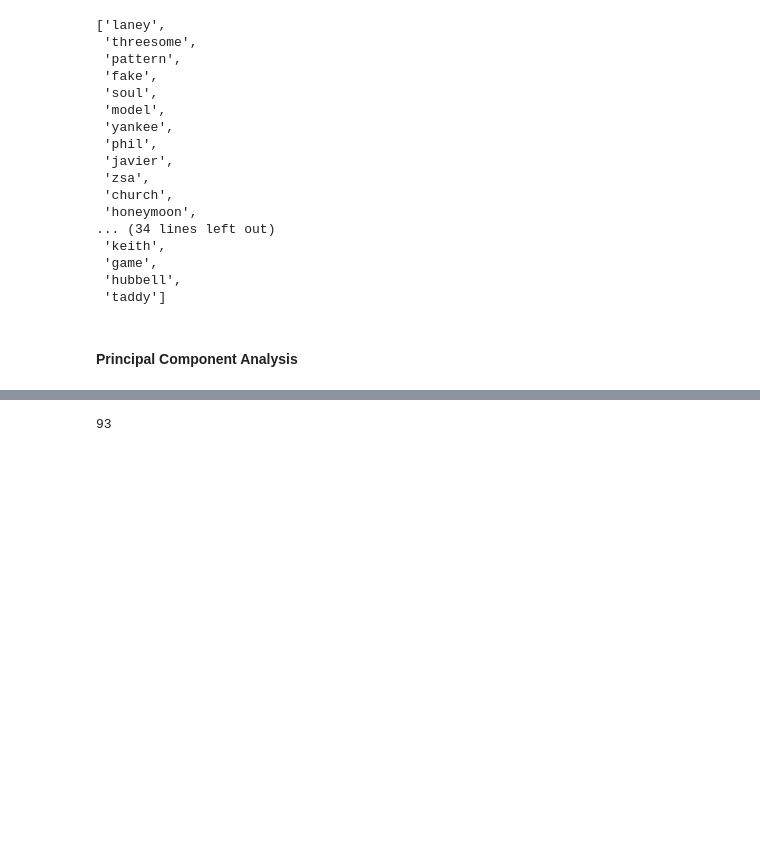
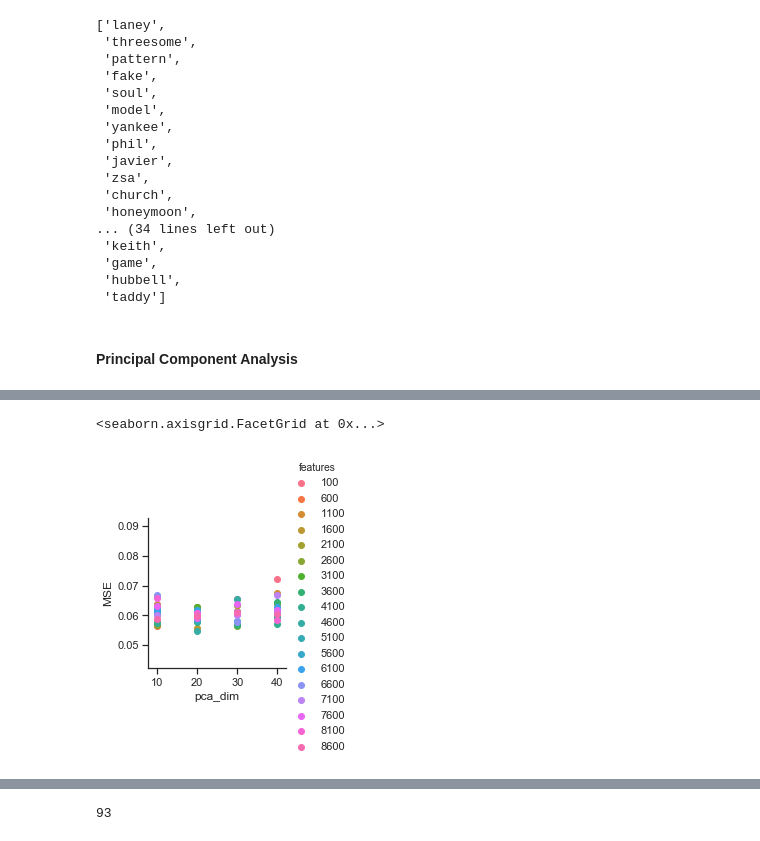
Before and after one commit to ranilovi/SATC_rating_prediction, a Jupyter notebook: text_processing_copy_saturday.ipynb, the cells around one changed output, grey strips where cells are left out. Cells and saved outputs as stored; diff of their text form; code cells hidden in the pictures; blank space fills up the shorter version.

```diff
--- a/text_processing_copy_saturday.ipynb
+++ b/text_processing_copy_saturday.ipynb
@@ -413,0 +553,6 @@ pca = PCA(n_components=50)
+# %%
+fg = seaborn.FacetGrid(data=gridsearch_linreg, hue='features',)
+fg.map(pyplot.scatter, 'pca_dim', 'MSE').add_legend()
+# %% [output]
+<seaborn.axisgrid.FacetGrid at 0x...>
+[figure, added]
```
Also changed, not shown: parts of 34 cells of this notebook, 1 other file.
